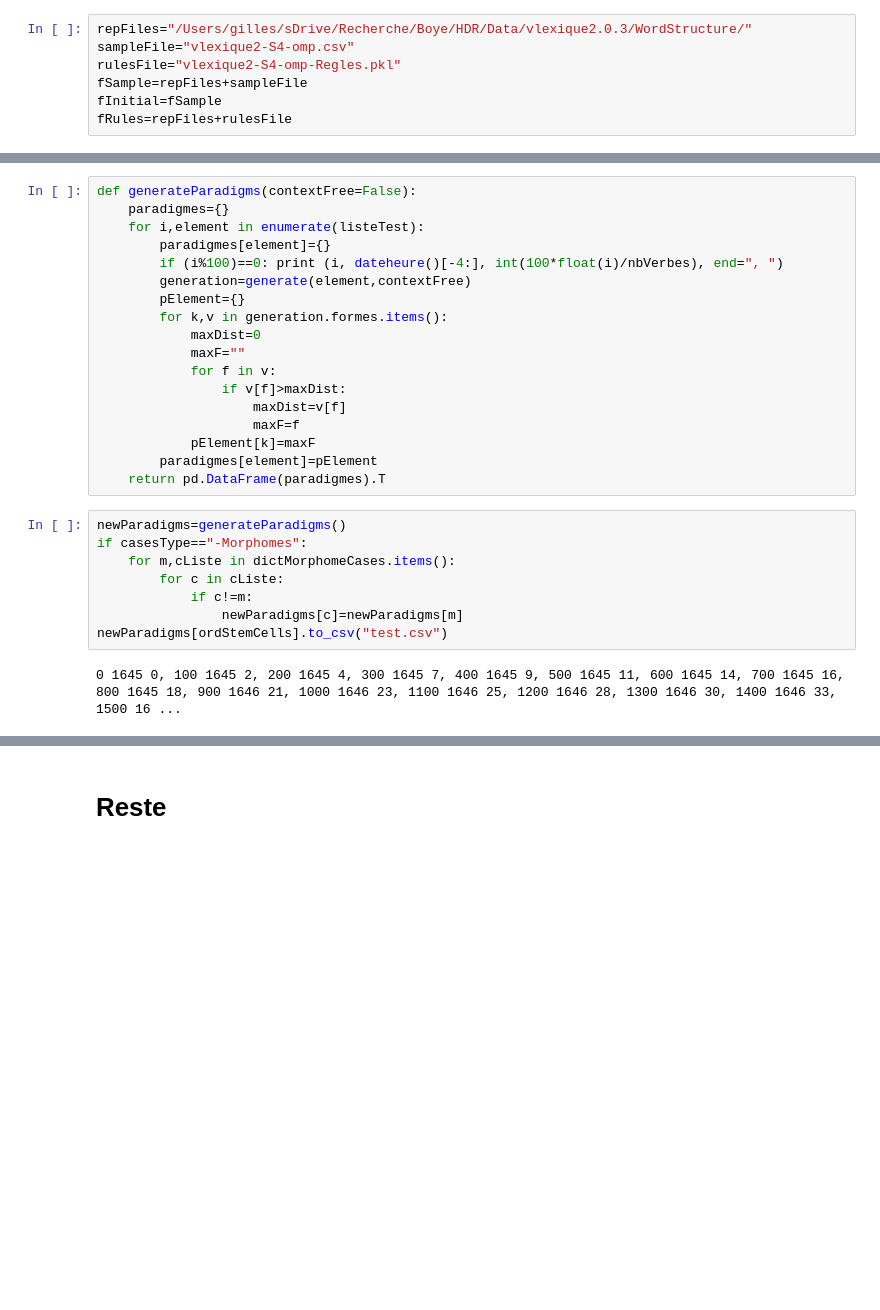
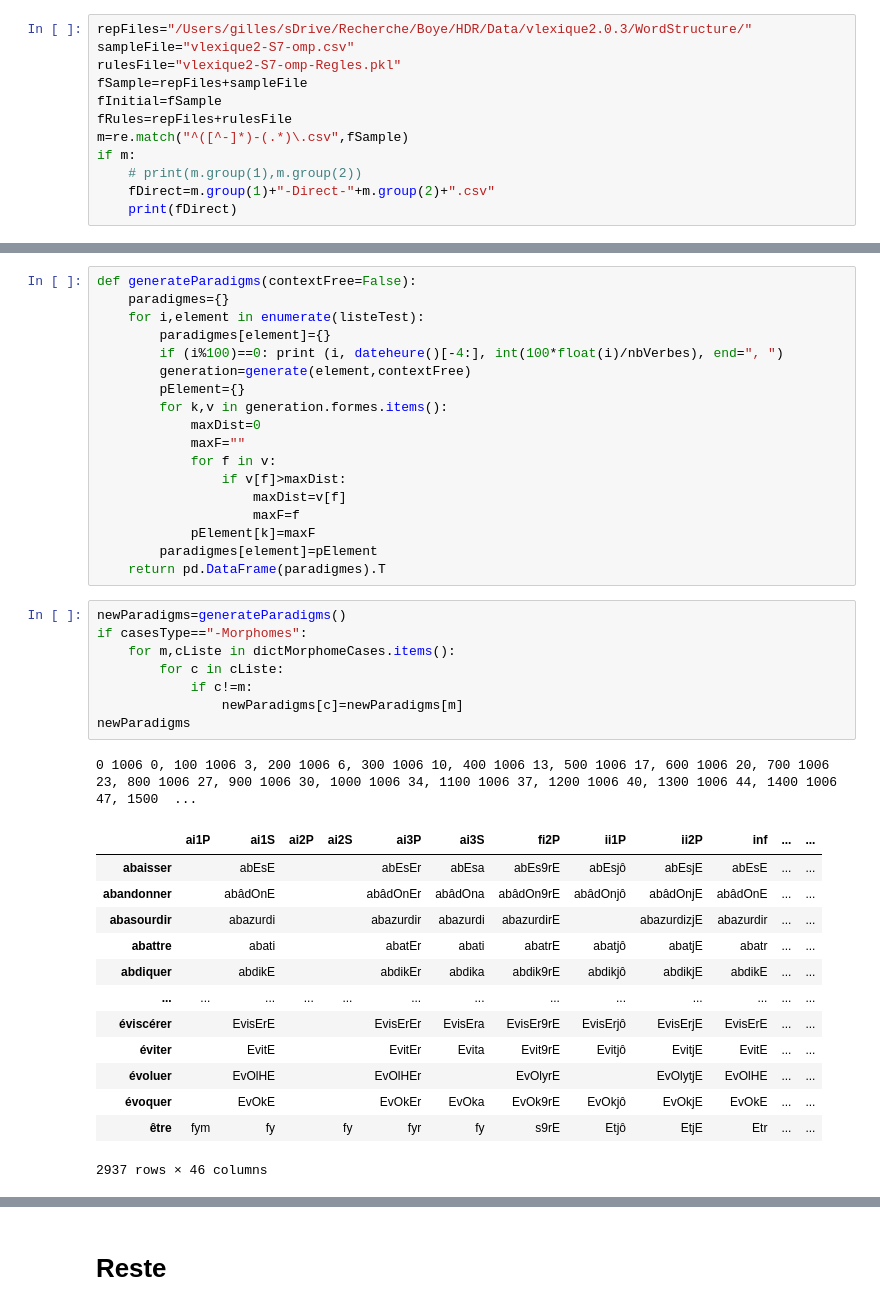
Before and after one commit to gboye/SWIM, a Jupyter notebook: ParadigmGeneration/Vlexique2/WordStructure-GenerateForms.ipynb, the cells around one changed output, grey strips where cells are left out. Cells and saved outputs as stored; diff of their text form; blank space fills up the shorter version.

```diff
--- a/ParadigmGeneration/Vlexique2/WordStructure-GenerateForms.ipynb
+++ b/ParadigmGeneration/Vlexique2/WordStructure-GenerateForms.ipynb
@@ -53,8 +53,13 @@ fs=features.FeatureSystem('phonemes')
 - *goldFile* est le nom du lexique Gold de référence
 # %%
 repFiles="/Users/gilles/sDrive/Recherche/Boye/HDR/Data/vlexique2.0.3/WordStructure/"
-sampleFile="vlexique2-S4-omp.csv"
-rulesFile="vlexique2-S4-omp-Regles.pkl"
+sampleFile="vlexique2-S7-omp.csv"
+rulesFile="vlexique2-S7-omp-Regles.pkl"
 fSample=repFiles+sampleFile
 fInitial=fSample
 fRules=repFiles+rulesFile
+m=re.match("^([^-]*)-(.*)\.csv",fSample)
+if m:
+    # print(m.group(1),m.group(2))
+    fDirect=m.group(1)+"-Direct-"+m.group(2)+".csv"
+    print(fDirect)
@@ -720,10 +709,23 @@ def generateParadigms(contextFree=False):
 # %%
 newParadigms=generateParadigms()
 if casesType=="-Morphomes":
     for m,cListe in dictMorphomeCases.items():
         for c in cListe:
             if c!=m:
                 newParadigms[c]=newParadigms[m]
-newParadigms[ordStemCells].to_csv("test.csv")
+newParadigms
 # %% [output]
-0 1645 0, 100 1645 2, 200 1645 4, 300 1645 7, 400 1645 9, 500 1645 11, 600 1645 14, 700 1645 16, 800 1645 18, 900 1646 21, 1000 1646 23, 1100 1646 25, 1200 1646 28, 1300 1646 30, 1400 1646 33, 1500 16 ...
+0 1006 0, 100 1006 3, 200 1006 6, 300 1006 10, 400 1006 13, 500 1006 17, 600 1006 20, 700 1006 23, 800 1006 27, 900 1006 30, 1000 1006 34, 1100 1006 37, 1200 1006 40, 1300 1006 44, 1400 1006 47, 1500  ...
+|  | ai1P | ai1S | ai2P | ai2S | ai3P | ai3S | fi2P | ii1P | ii2P | inf | ... | ... |
+| abaisser |  | abEsE |  |  | abEsEr | abEsa | abEs9rE | abEsjô | abEsjE | abEsE | ... | ... |
+| abandonner |  | abâdOnE |  |  | abâdOnEr | abâdOna | abâdOn9rE | abâdOnjô | abâdOnjE | abâdOnE | ... | ... |
+| abasourdir |  | abazurdi |  |  | abazurdir | abazurdi | abazurdirE |  | abazurdizjE | abazurdir | ... | ... |
+| abattre |  | abati |  |  | abatEr | abati | abatrE | abatjô | abatjE | abatr | ... | ... |
+| abdiquer |  | abdikE |  |  | abdikEr | abdika | abdik9rE | abdikjô | abdikjE | abdikE | ... | ... |
+| ... | ... | ... | ... | ... | ... | ... | ... | ... | ... | ... | ... | ... |
+| éviscérer |  | EvisErE |  |  | EvisErEr | EvisEra | EvisEr9rE | EvisErjô | EvisErjE | EvisErE | ... | ... |
+| éviter |  | EvitE |  |  | EvitEr | Evita | Evit9rE | Evitjô | EvitjE | EvitE | ... | ... |
+| évoluer |  | EvOlHE |  |  | EvOlHEr |  | EvOlyrE |  | EvOlytjE | EvOlHE | ... | ... |
+| évoquer |  | EvOkE |  |  | EvOkEr | EvOka | EvOk9rE | EvOkjô | EvOkjE | EvOkE | ... | ... |
+| être | fym | fy |  | fy | fyr | fy | s9rE | Etjô | EtjE | Etr | ... | ... |
+2937 rows × 46 columns
```
Also changed, not shown: parts of 9 cells of this notebook, 3 other files.
